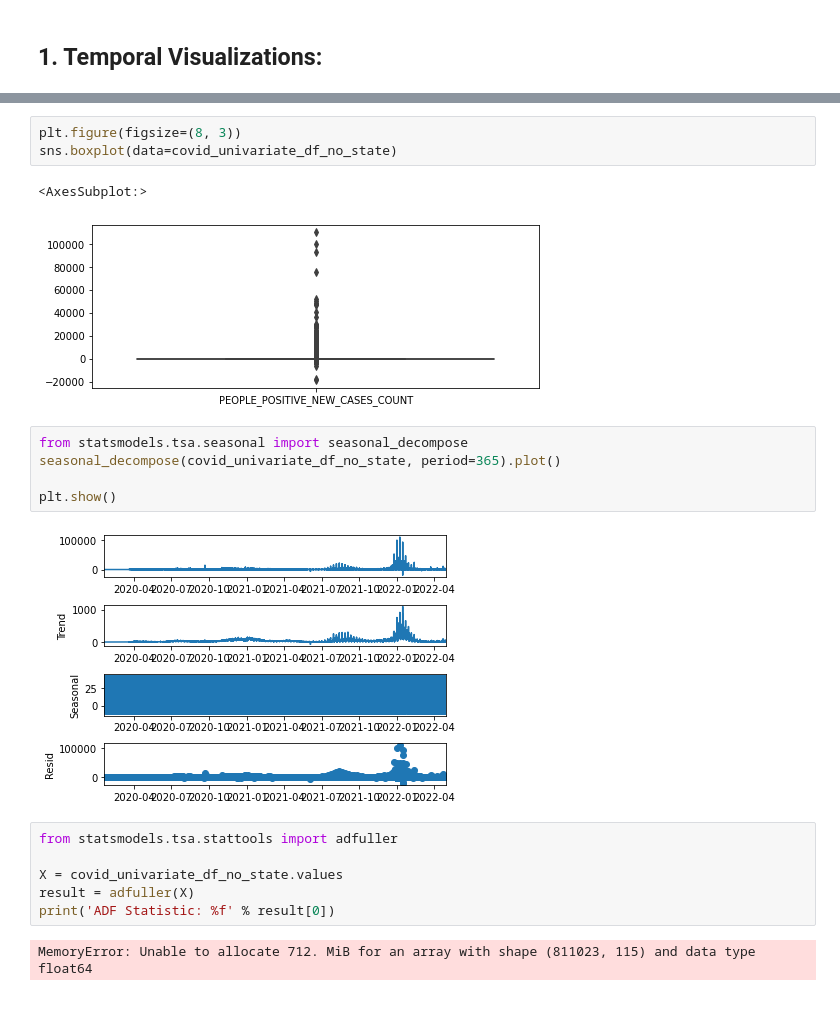
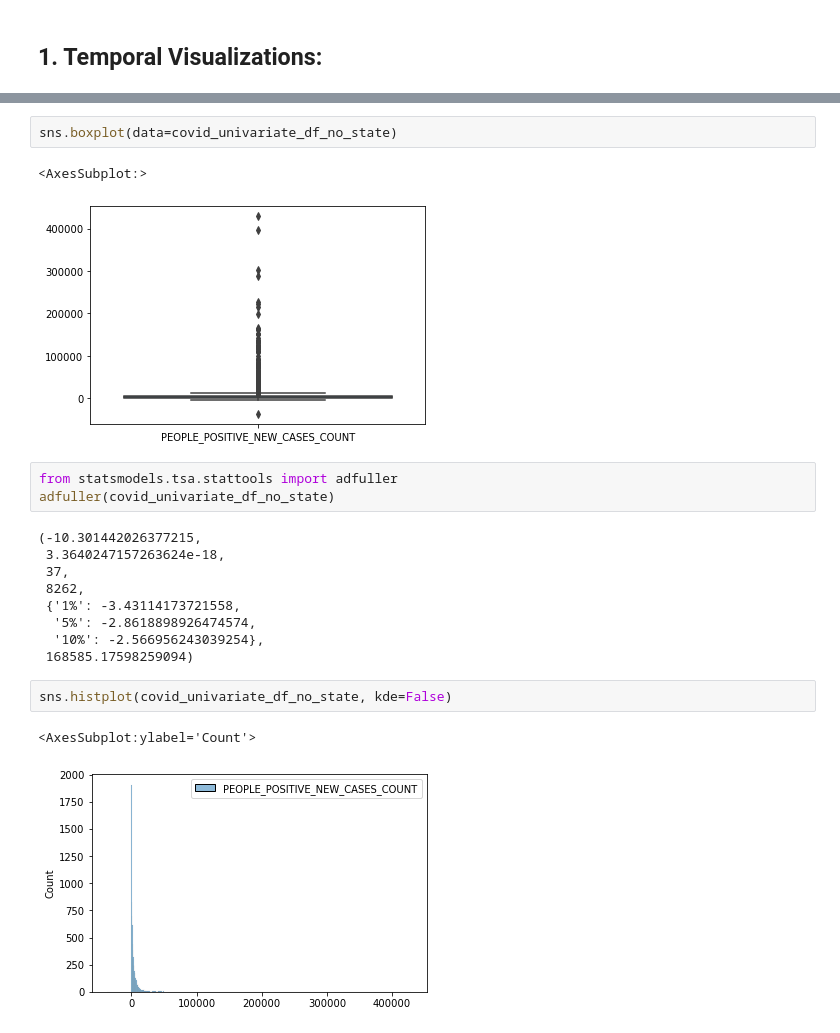
Before and after one commit to danielhe-nu/STAT390-Snowman, a Jupyter notebook: Midterm Daniel/EDA Midterm Updated.ipynb, the cells around one changed output, grey strips where cells are left out. Saved outputs shown, nothing was run; the diff lists cells and outputs as text; blank space fills up the shorter version.

```diff
--- a/Midterm Daniel/EDA Midterm Updated.ipynb
+++ b/Midterm Daniel/EDA Midterm Updated.ipynb
@@ -55,21 +55,22 @@ sns.histplot(covid_univariate_df_no_state, kde=False)
 # %%
-plt.figure(figsize=(8, 3))
 sns.boxplot(data=covid_univariate_df_no_state)
 # %% [output]
 <AxesSubplot:>
-[figure, old version]
+[figure, new version]
-# %%
-from statsmodels.tsa.seasonal import seasonal_decompose
-seasonal_decompose(covid_univariate_df_no_state, period=365).plot()
-
-plt.show()
-# %% [output]
-[figure, removed]
 # %%
 from statsmodels.tsa.stattools import adfuller
-
-X = covid_univariate_df_no_state.values
-result = adfuller(X)
-print('ADF Statistic: %f' % result[0])
+adfuller(covid_univariate_df_no_state)
 # %% [output]
-MemoryError: Unable to allocate 712. MiB for an array with shape (811023, 115) and data type float64
+(-10.301442026377215,
+ 3.3640247157263624e-18,
+ 37,
+ 8262,
+ {'1%': -3.43114173721558,
+  '5%': -2.8618898926474574,
+  '10%': -2.566956243039254},
+ 168585.17598259094)
+# %%
+sns.histplot(covid_univariate_df_no_state, kde=False)
+# %% [output]
+<AxesSubplot:ylabel='Count'>
+[figure, added]
```
Also changed, not shown: parts of 8 cells of this notebook, 2 other files.
